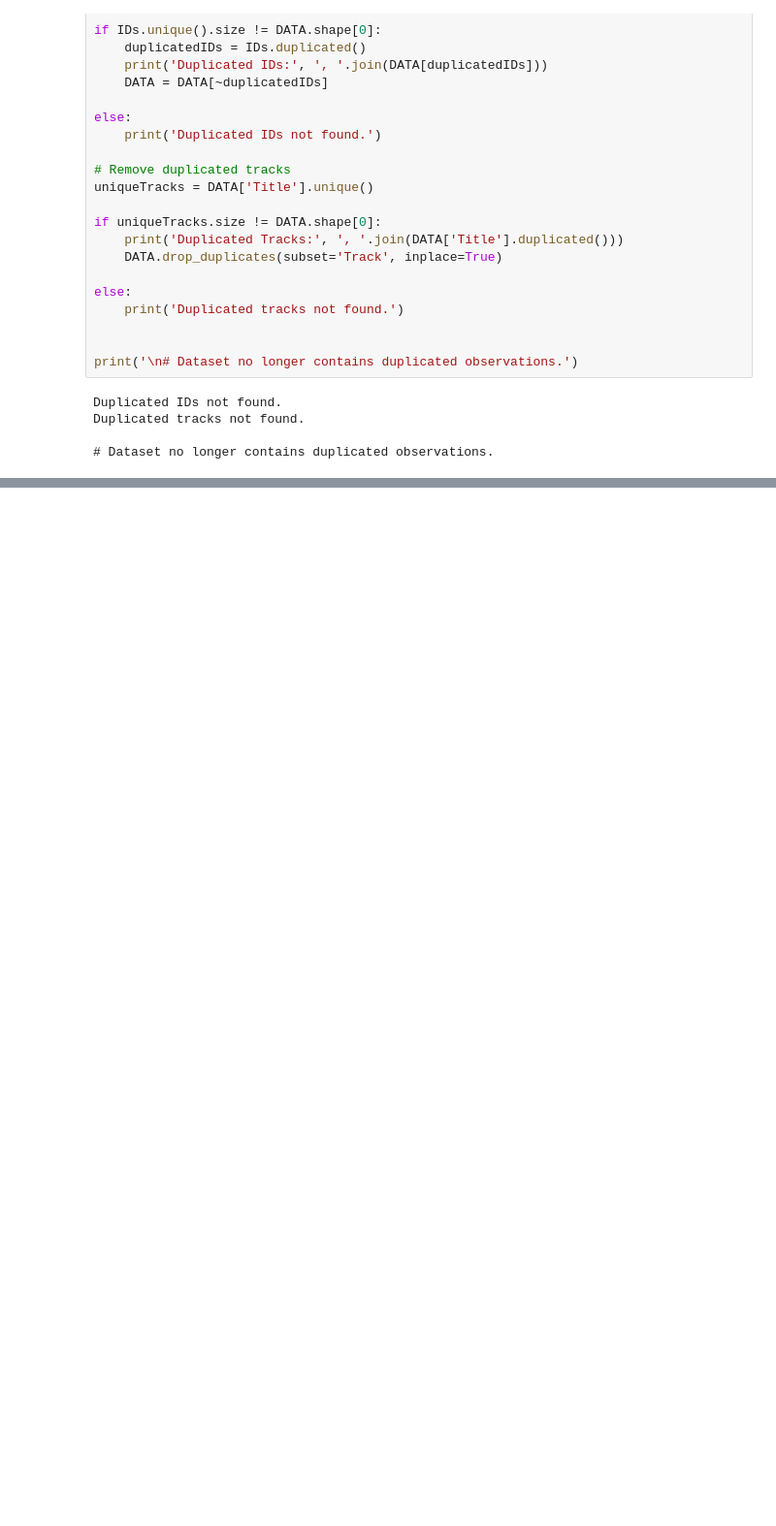
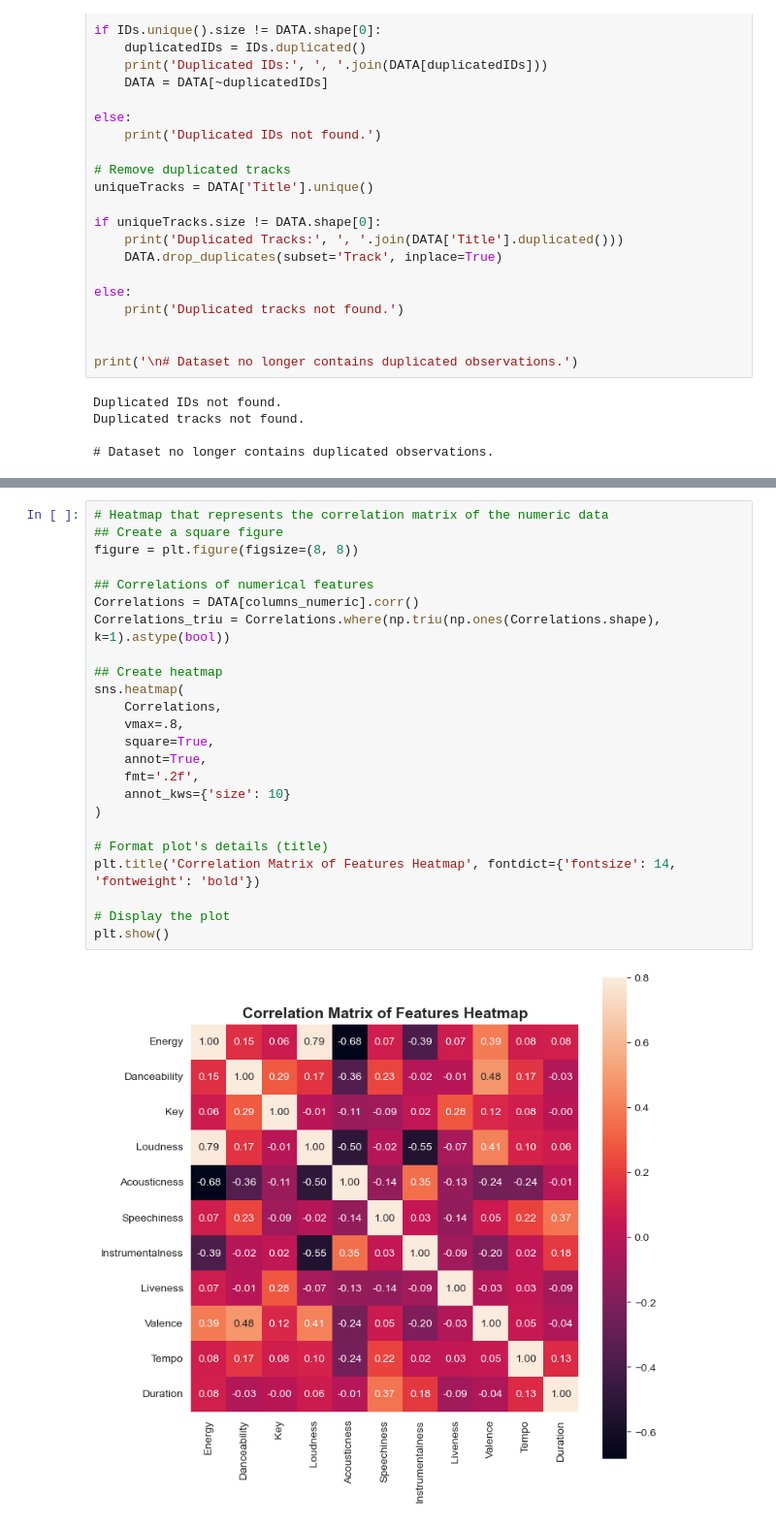
Before and after one commit to 2HO4/SpotifySongs, a Jupyter notebook: EDA_SpotifyTopTracks.ipynb, the cells around one changed output, grey strips where cells are left out. Shown at 97% size. Cells and saved outputs as stored; diff of their text form; blank space fills up the shorter version.

```diff
--- a/EDA_SpotifyTopTracks.ipynb
+++ b/EDA_SpotifyTopTracks.ipynb
@@ -353,0 +815,26 @@ plotScatterMatrix(df1, 20, 10)
+# %%
+# Heatmap that represents the correlation matrix of the numeric data
+## Create a square figure
+figure = plt.figure(figsize=(8, 8))
+
+## Correlations of numerical features
+Correlations = DATA[columns_numeric].corr()
+Correlations_triu = Correlations.where(np.triu(np.ones(Correlations.shape), k=1).astype(bool))
+
+## Create heatmap
+sns.heatmap(
+    Correlations,
+    vmax=.8,
+    square=True,
+    annot=True,
+    fmt='.2f',
+    annot_kws={'size': 10}
+)
+
+# Format plot's details (title)
+plt.title('Correlation Matrix of Features Heatmap', fontdict={'fontsize': 14, 'fontweight': 'bold'})
+
+# Display the plot
+plt.show()
+# %% [output]
+[figure, added]
```
Also changed, not shown: parts of 68 cells of this notebook.
